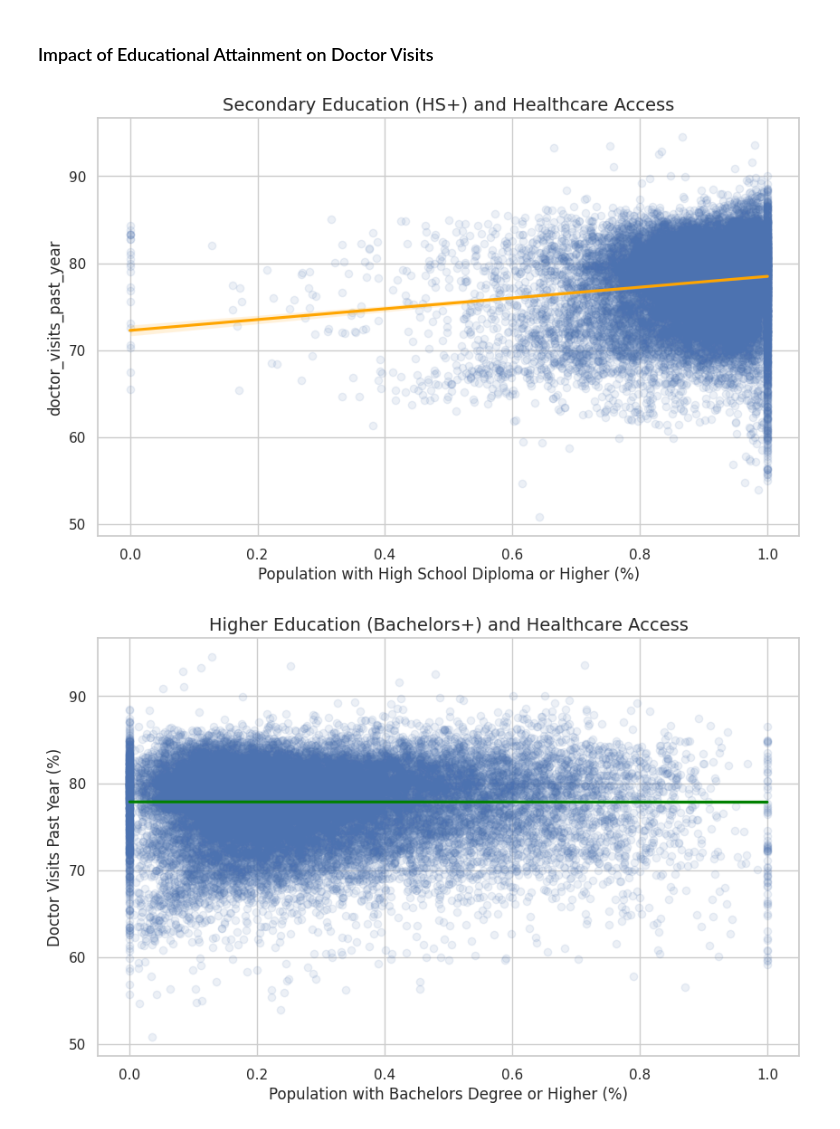
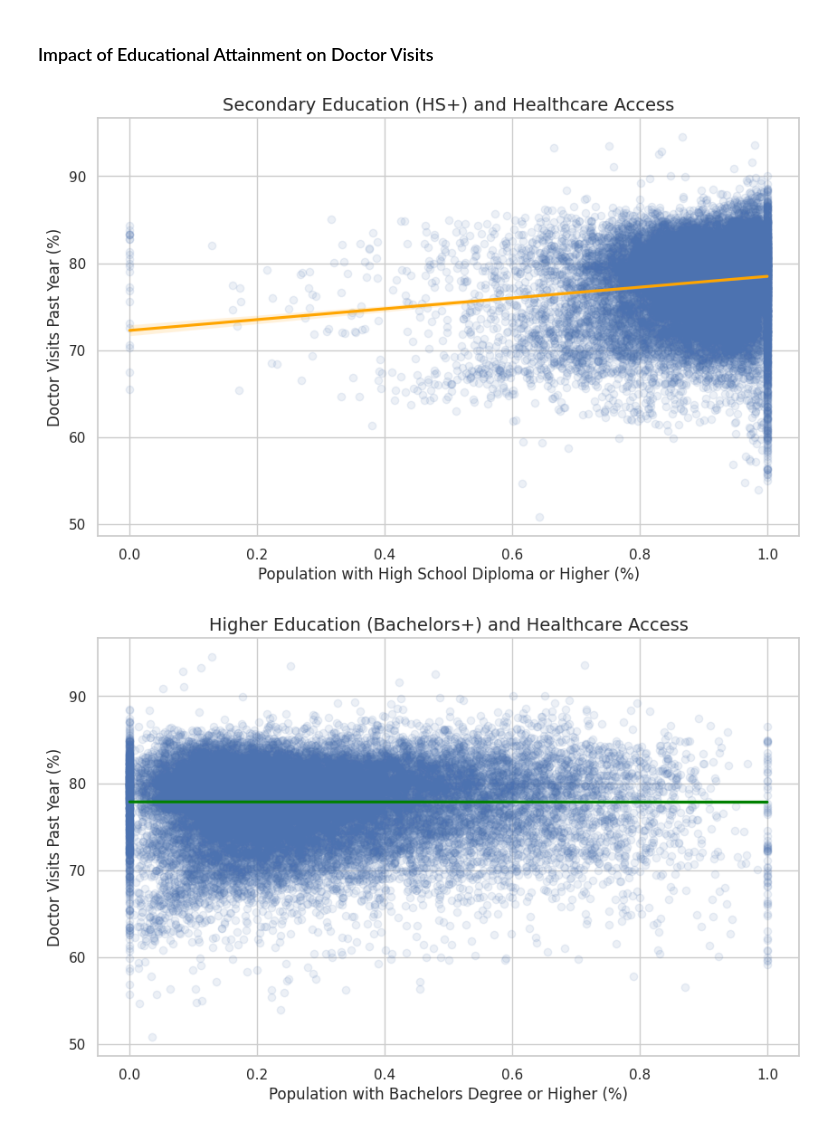
Before and after one commit to riverar9/data698-master-research-project, a Jupyter notebook: Appendix A - Python Code.ipynb, the cells around one changed output. Cells and saved outputs as stored; diff of their text form; code cells hidden in the pictures.

```diff
--- a/Appendix A - Python Code.ipynb
+++ b/Appendix A - Python Code.ipynb
@@ -322,7 +350,7 @@ Load average daily population data from ICE detention facilities. This data is a
 # Data source: TRAC (Transactional Records Access Clearinghouse), retrieved 3/19/2026
 # Time period: September 30, 2019 - February 5, 2026
 
-detention_facilities = pd.read_excel('Data/TRAC_DetentionFacilitiesAverageDailyPopulation.xlsx', skiprows=1)
+detention_facilities = pd.read_excel('./Data/trac-detention-data/TRAC_DetentionFacilitiesAverageDailyPopulation.xlsx', skiprows=1)
 
 detention_facilities.head()
 # %% [output]
@@ -1632,13 +1660,14 @@ plt.show()
 # %%
 plt.figure(figsize=(10, 6))
 sns.regplot(data=df_plot, x='pct_high_school_or_higher', y='doctor_visits_past_year',
             scatter_kws={'alpha':0.1}, line_kws={'color':'orange'})
 plt.title('Secondary Education (HS+) and Healthcare Access', fontsize=14)
 plt.xlabel('Population with High School Diploma or Higher (%)')
+plt.ylabel('Doctor Visits Past Year (%)')
 plt.savefig(os.path.join(image_dir, "scatterplot-visits-vs-high-school-rate"), dpi=300, bbox_inches="tight")
 plt.show()
 # %% [output]
-[figure, old version]
+[figure, new version]
 # %%
 plt.figure(figsize=(10, 6))
 sns.regplot(data=df_plot, x='pct_bachelors_plus', y='doctor_visits_past_year',
```
Also changed, not shown: parts of 6 cells of this notebook, 40 other files.
